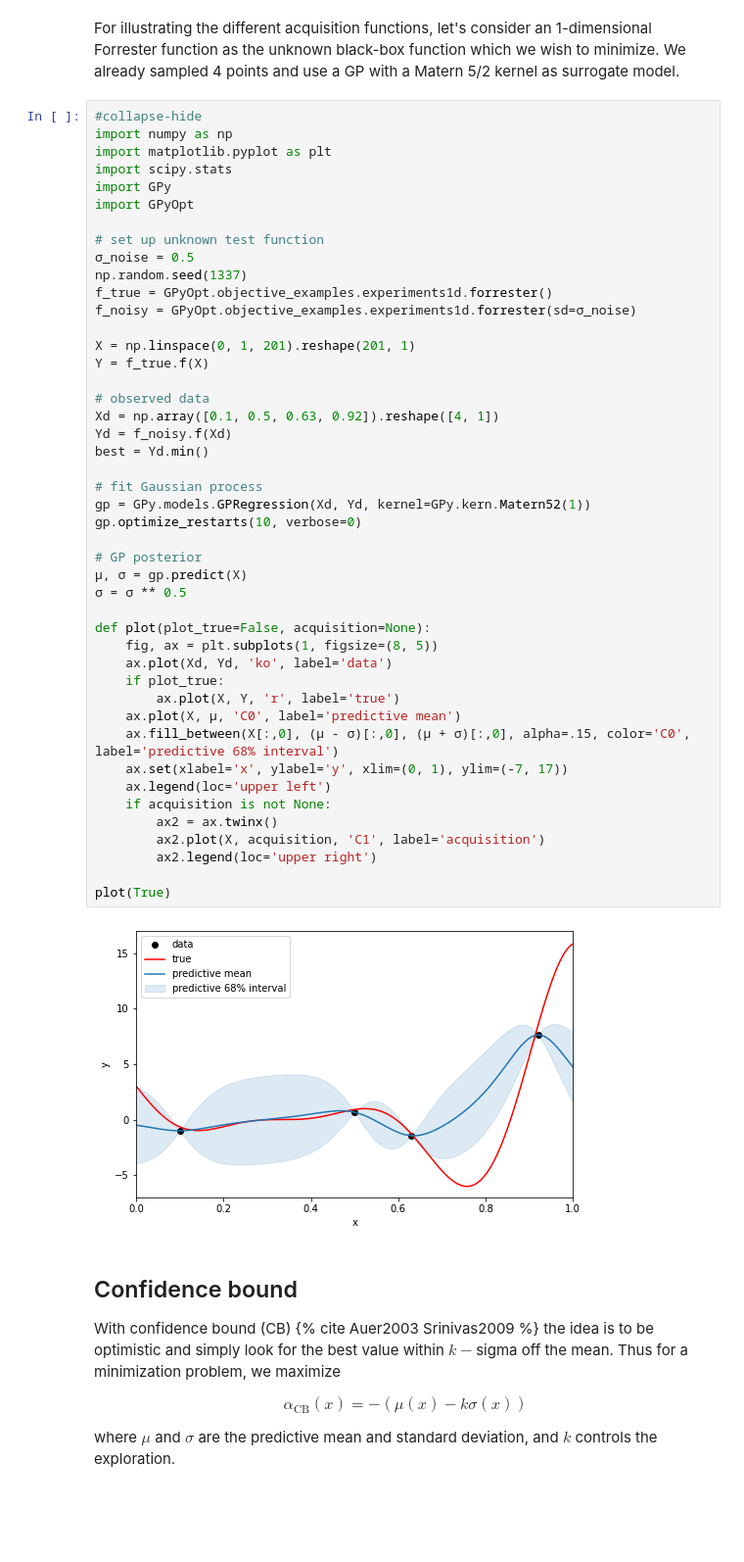
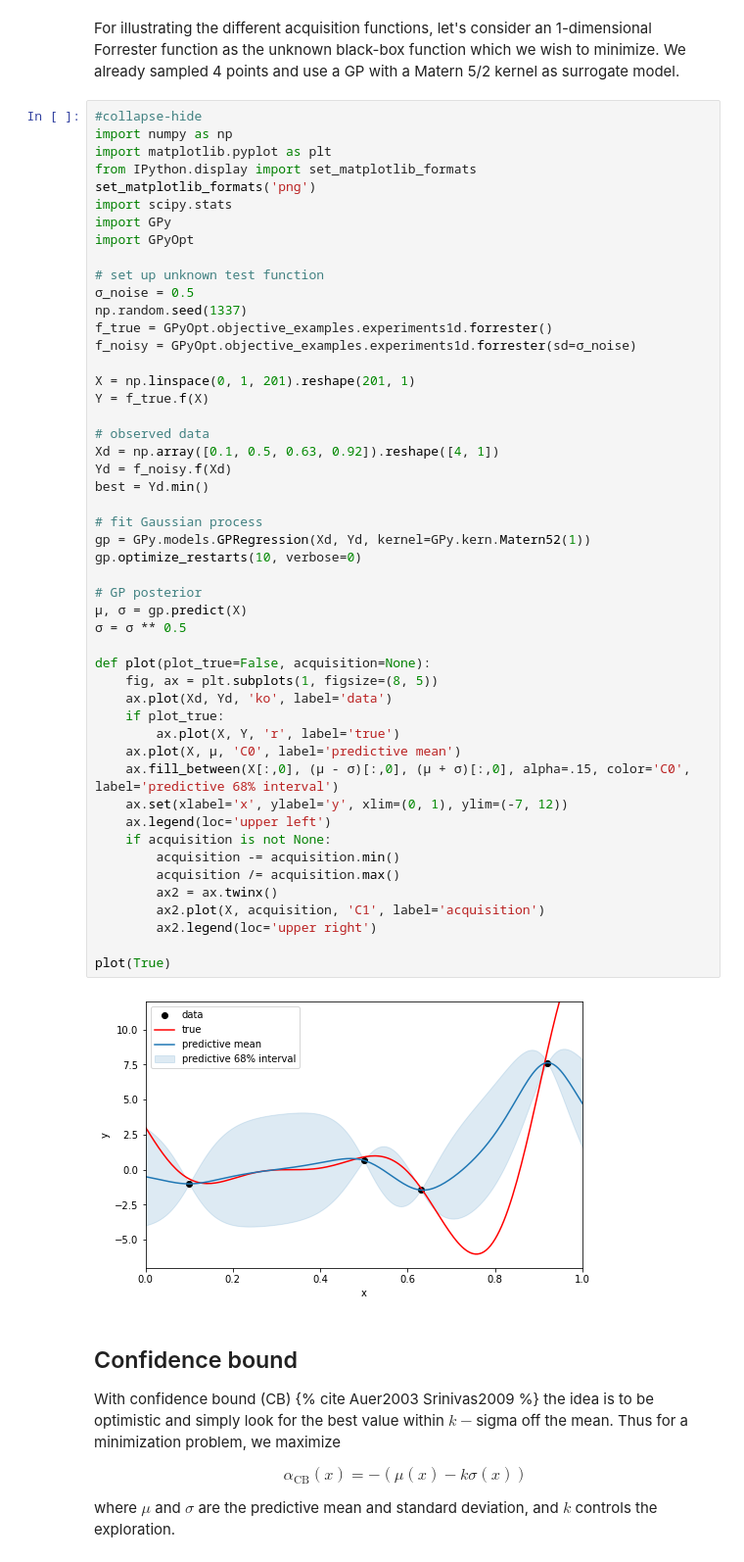
Before and after one commit to DavidWalz/blog, a Jupyter notebook: _notebooks/2020-06-20-bayesopt-acquisitions-single.ipynb, the cells around one changed output. Shown at 98% size. Cells and saved outputs as stored; diff of their text form; blank space fills up the shorter version.

Commit message:
fix plots in single-acquisition and pyRFF

```diff
--- a/_notebooks/2020-06-20-bayesopt-acquisitions-single.ipynb
+++ b/_notebooks/2020-06-20-bayesopt-acquisitions-single.ipynb
@@ -20,6 +20,8 @@ We already sampled 4 points and use a GP with a Matern 5/2 kernel as surrogate m
 #collapse-hide
 import numpy as np
 import matplotlib.pyplot as plt
+from IPython.display import set_matplotlib_formats
+set_matplotlib_formats('png')
 import scipy.stats
 import GPy
 import GPyOpt
@@ -34,35 +36,37 @@ X = np.linspace(0, 1, 201).reshape(201, 1)
 Y = f_true.f(X)
 
 # observed data
 Xd = np.array([0.1, 0.5, 0.63, 0.92]).reshape([4, 1])
 Yd = f_noisy.f(Xd)
 best = Yd.min()
 
 # fit Gaussian process
 gp = GPy.models.GPRegression(Xd, Yd, kernel=GPy.kern.Matern52(1))
 gp.optimize_restarts(10, verbose=0)
 
 # GP posterior
 μ, σ = gp.predict(X)
 σ = σ ** 0.5
 
 def plot(plot_true=False, acquisition=None):
     fig, ax = plt.subplots(1, figsize=(8, 5))
     ax.plot(Xd, Yd, 'ko', label='data')
     if plot_true:
         ax.plot(X, Y, 'r', label='true')
     ax.plot(X, μ, 'C0', label='predictive mean')
     ax.fill_between(X[:,0], (μ - σ)[:,0], (μ + σ)[:,0], alpha=.15, color='C0', label='predictive 68% interval')
-    ax.set(xlabel='x', ylabel='y', xlim=(0, 1), ylim=(-7, 17))
+    ax.set(xlabel='x', ylabel='y', xlim=(0, 1), ylim=(-7, 12))
     ax.legend(loc='upper left')
     if acquisition is not None:
+        acquisition -= acquisition.min()
+        acquisition /= acquisition.max()
         ax2 = ax.twinx()
         ax2.plot(X, acquisition, 'C1', label='acquisition')
         ax2.legend(loc='upper right')
 
 plot(True)
 # %% [output]
-[figure, old version]
+[figure, new version]
 # %% [markdown]
 ## Confidence bound
 With confidence bound (CB) {% cite Auer2003 Srinivas2009 %} the idea is to be optimistic and simply look for the best value within $k-$sigma off the mean. Thus for a minimization problem, we maximize
```
Also changed, not shown: parts of 6 cells of this notebook, 1 other file.
